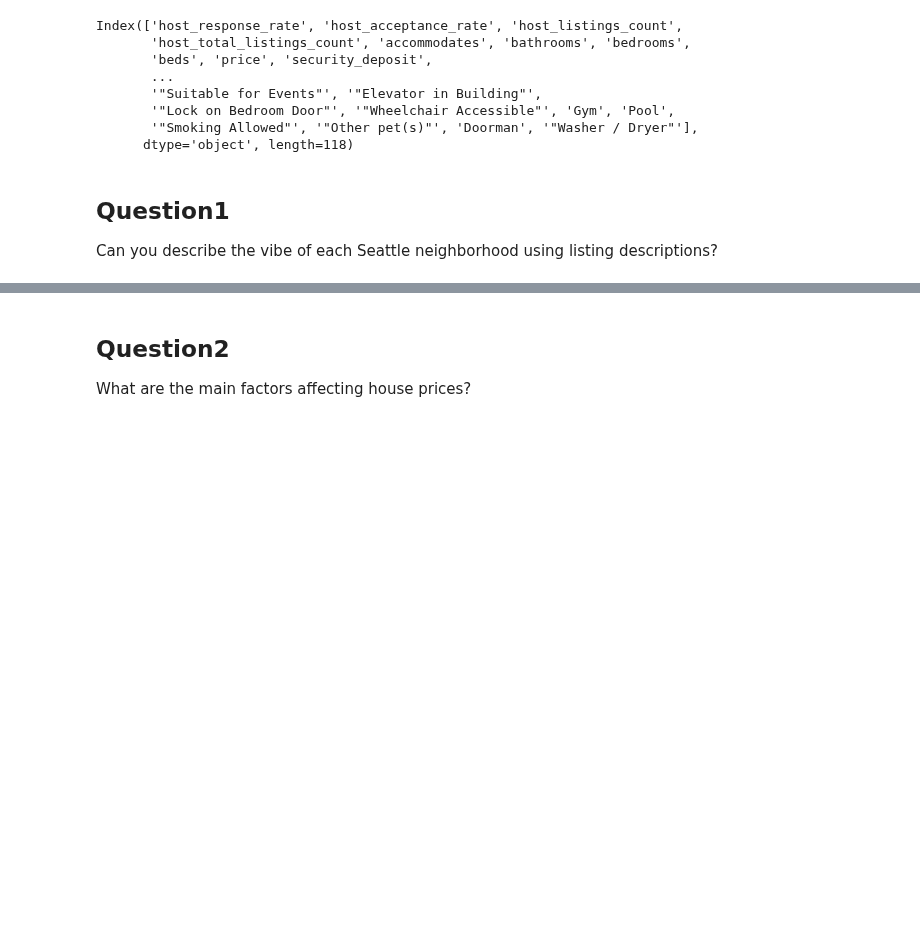
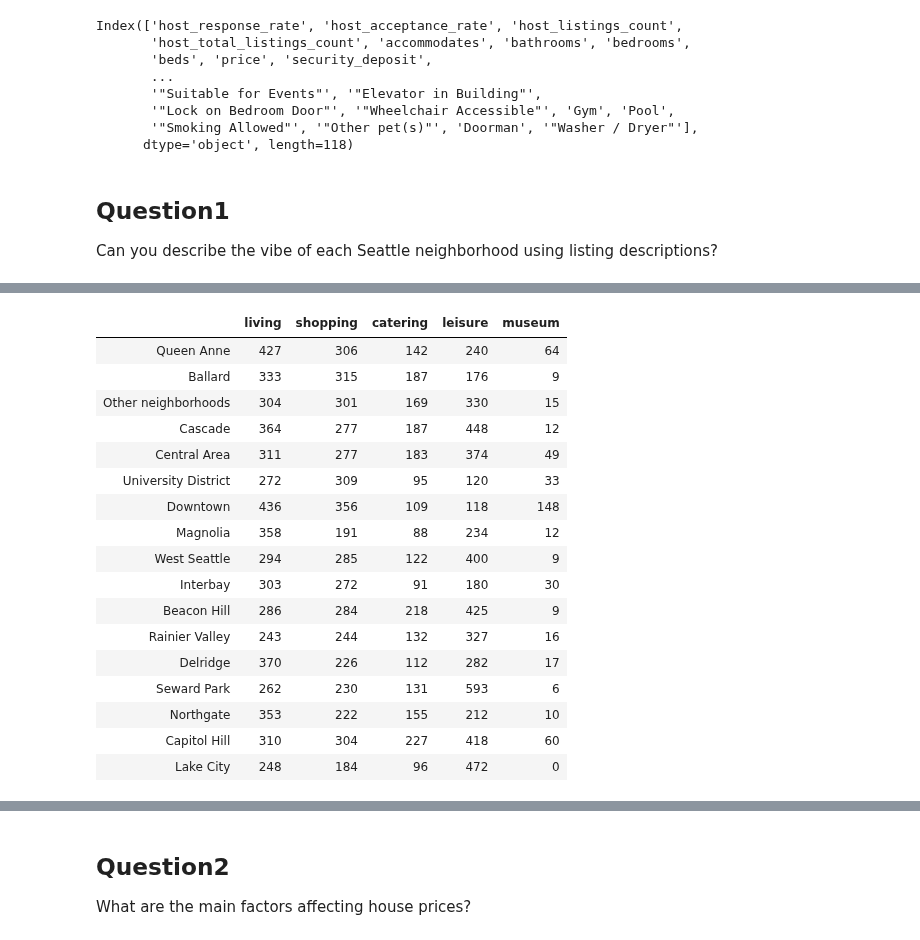
Before and after one commit to helloxms/Seattle_Airbnb_Open_Data_Analysis, a Jupyter notebook: seattle_airbnb_analysis.ipynb, the cells around one changed output, grey strips where cells are left out. Cells and saved outputs as stored; diff of their text form; code cells hidden in the pictures; blank space fills up the shorter version.

```diff
--- a/seattle_airbnb_analysis.ipynb
+++ b/seattle_airbnb_analysis.ipynb
@@ -726,0 +736,32 @@ for i in range()
+# %%
+#features2_df = features_df.copy()
+features2_df = pd.DataFrame()
+features2_df['living'] = features_df.apply(lambda x: x['downtown'] + x['center'] + x['restaurants'], axis = 1)
+features2_df['shopping'] = features_df.apply(lambda x: x['grocery'] + x['shops'] + x['market']+ x['stores'] + x['blocks'], axis = 1)
+features2_df['catering'] = features_df.apply(lambda x: x['coffee'] + x['food'] + x['bars'], axis = 1)
+features2_df['leisure'] = features_df.apply(lambda x: x['hill'] + x['park'] + x['lake']+ x['beach'], axis = 1)
+features2_df['museum'] = features_df.apply(lambda x: x['museum'] + x['art'] , axis = 1)
+
+#In every category, datas are averaged to 0 -100
+#normalize all data to 0-1
+
+features2_df
+# %% [output]
+|  | living | shopping | catering | leisure | museum |
+| Queen Anne | 427 | 306 | 142 | 240 | 64 |
+| Ballard | 333 | 315 | 187 | 176 | 9 |
+| Other neighborhoods | 304 | 301 | 169 | 330 | 15 |
+| Cascade | 364 | 277 | 187 | 448 | 12 |
+| Central Area | 311 | 277 | 183 | 374 | 49 |
+| University District | 272 | 309 | 95 | 120 | 33 |
+| Downtown | 436 | 356 | 109 | 118 | 148 |
+| Magnolia | 358 | 191 | 88 | 234 | 12 |
+| West Seattle | 294 | 285 | 122 | 400 | 9 |
+| Interbay | 303 | 272 | 91 | 180 | 30 |
+| Beacon Hill | 286 | 284 | 218 | 425 | 9 |
+| Rainier Valley | 243 | 244 | 132 | 327 | 16 |
+| Delridge | 370 | 226 | 112 | 282 | 17 |
+| Seward Park | 262 | 230 | 131 | 593 | 6 |
+| Northgate | 353 | 222 | 155 | 212 | 10 |
+| Capitol Hill | 310 | 304 | 227 | 418 | 60 |
+| Lake City | 248 | 184 | 96 | 472 | 0 |
```
Also changed, not shown: parts of 13 cells of this notebook.
